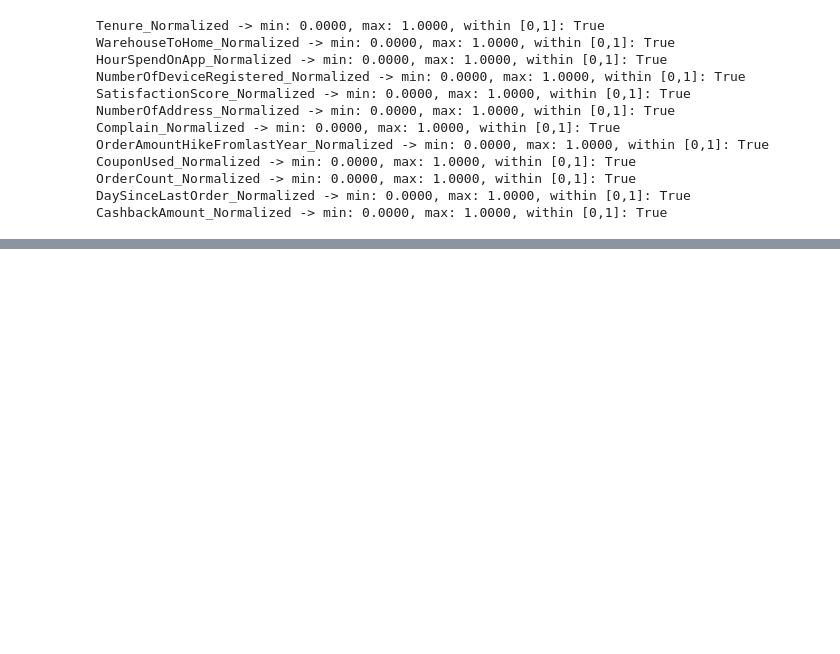
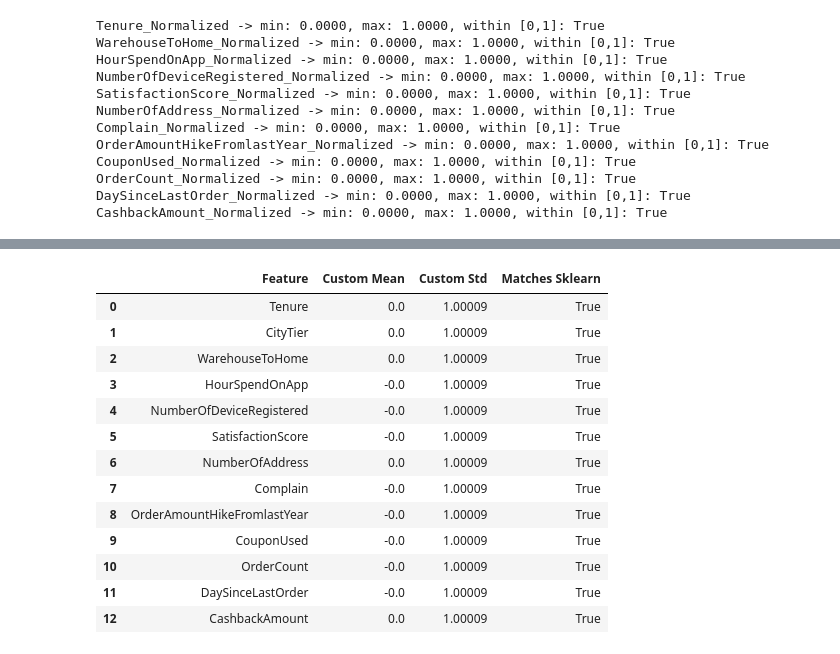
Before and after one commit to DrishtiNigam1928/CUSTOMER_CHURN, a Jupyter notebook: notebooks/main_analysis.ipynb, the cells around one changed output, grey strips where cells are left out. Saved outputs shown, nothing was run; the diff lists cells and outputs as text; code cells hidden in the pictures; blank space fills up the shorter version.

Commit message:
Task H2 Done

```diff
--- a/notebooks/main_analysis.ipynb
+++ b/notebooks/main_analysis.ipynb
@@ -813,0 +859,42 @@ CashbackAmount_Normalized -> min: 0.0000, max: 1.0000, within [0,1]: True
+# %%
+# Library Verification using StandardScaler from scikit-learn for H2 Task
+from sklearn.preprocessing import StandardScaler
+
+verify_std_rows = []
+scaler = StandardScaler()
+
+for col in numerical_vars:
+
+    clean_data = df_cleaned[[col]].dropna()
+    lib_scaled = scaler.fit_transform(clean_data).flatten()
+
+    # Custom standardization results
+    my_scaled = df_standardized[col + "_Standardized"].dropna().values
+
+    # Check if they closely match using atol = tolerance for floating-point precision
+    matches = np.allclose(my_scaled, lib_scaled, atol=1e-5)
+
+    verify_std_rows.append({
+        "Feature": col,
+        "Feature": col,
+        "Custom Mean": round(df_standardized[col + "_Standardized"].mean(), 5), # Should be ~0
+        "Custom Std": round(df_standardized[col + "_Standardized"].std(), 5),   # Should be ~1
+        "Matches Sklearn": matches
+    })
+
+pd.DataFrame(verify_std_rows)
+# %% [output]
+|  | Feature | Custom Mean | Custom Std | Matches Sklearn |
+| 0 | Tenure | 0.0 | 1.00009 | True |
+| 1 | CityTier | 0.0 | 1.00009 | True |
+| 2 | WarehouseToHome | 0.0 | 1.00009 | True |
+| 3 | HourSpendOnApp | -0.0 | 1.00009 | True |
+| 4 | NumberOfDeviceRegistered | -0.0 | 1.00009 | True |
+| 5 | SatisfactionScore | -0.0 | 1.00009 | True |
+| 6 | NumberOfAddress | 0.0 | 1.00009 | True |
+| 7 | Complain | -0.0 | 1.00009 | True |
+| 8 | OrderAmountHikeFromlastYear | -0.0 | 1.00009 | True |
+| 9 | CouponUsed | -0.0 | 1.00009 | True |
+| 10 | OrderCount | -0.0 | 1.00009 | True |
+| 11 | DaySinceLastOrder | -0.0 | 1.00009 | True |
+| 12 | CashbackAmount | 0.0 | 1.00009 | True |
```
Also changed, not shown: parts of 3 cells of this notebook.
